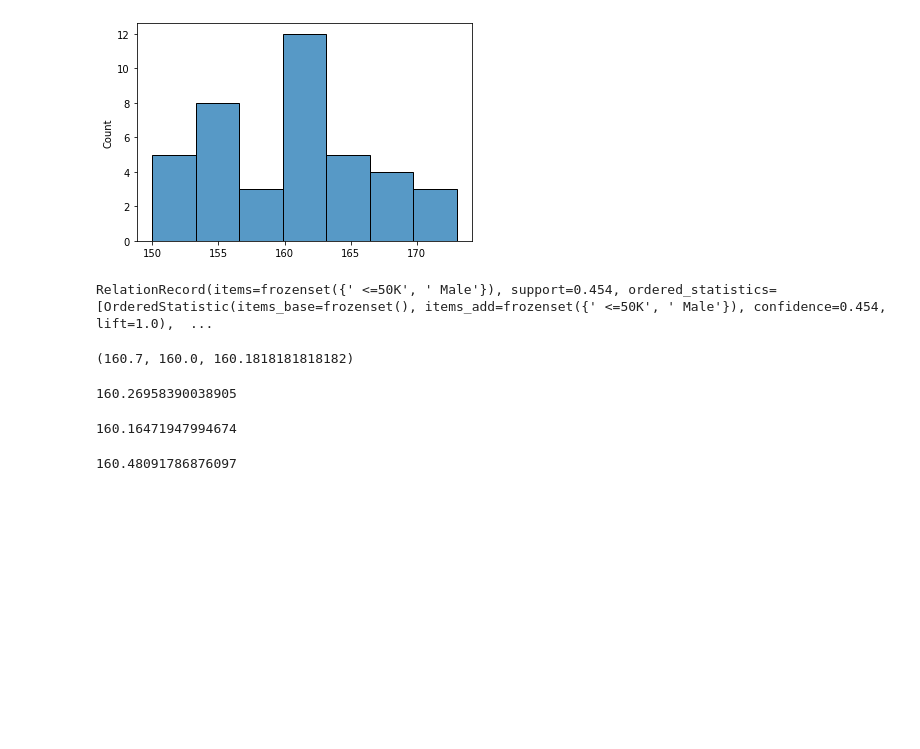
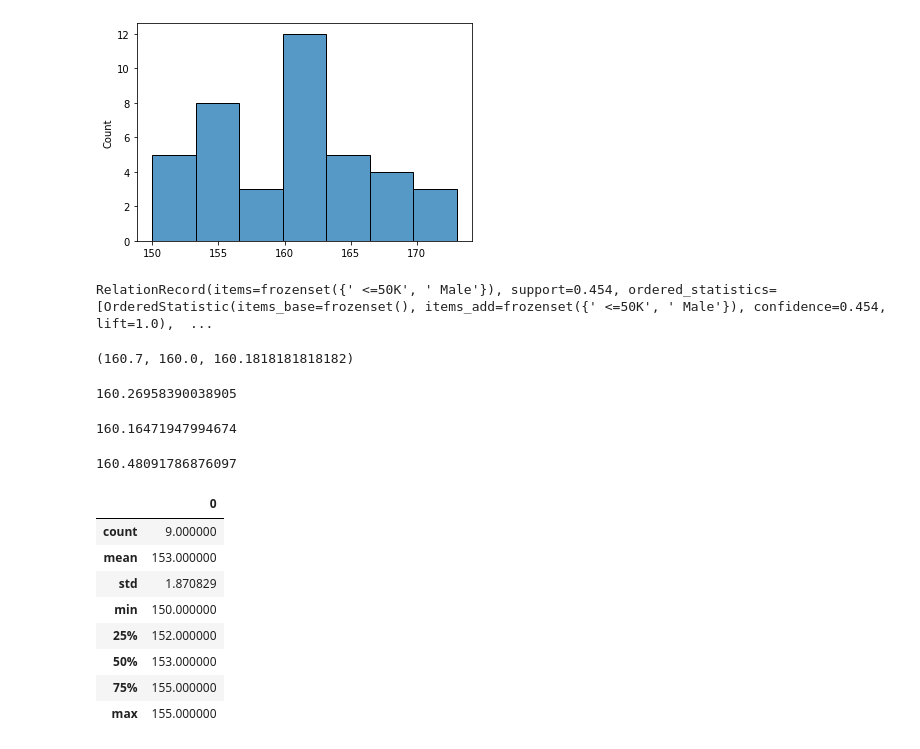
Before and after one commit to AndreyCesarVilacha/Statistic-PY, a Jupyter notebook: Fundamentals.ipynb, the cells around one changed output. Cells and saved outputs as stored; diff of their text form; code cells hidden in the pictures; blank space fills up the shorter version.

Commit message:
Quartis

```diff
--- a/Fundamentals.ipynb
+++ b/Fundamentals.ipynb
@@ -605,3 +605,61 @@ def square_mean(dados):
 square_mean(dataArray)
 # %% [output]
 160.48091786876097
+# %%
+#Quartis
+import pandas as pd
+import numpy as np
+from scipy import stats
+import math
+
+odd_size_data = [150,151,152,152,153,154,155,155,155]
+
+'''
+#Way 1
+
+
+#Q2 = media from array
+np.median(odd_size_data) #153
+#position of median
+position_median = math.floor(len(odd_size_data) / 2) # 4, since arrays in python starting in 0, but actully is 5 the position
+Q2 = position_median
+
+#Q1 left part of the data
+sub_array_lef = odd_size_data[0:position_median]
+Q1 = np.median(sub_array_lef) #151.5
+
+#Q3 right part of the data
+sub_array_right = odd_size_data[position_median + 1:] # [154,155,155,155]
+Q3 = np.median(sub_array_right) #155
+'''
+'''
+#way 2
+Q1 = np.quantile(odd_size_data, 0.25)
+Q2 = np.quantile(odd_size_data, 0.5)
+Q3 = np.quantile(odd_size_data, 0.75)
+
+Q1, Q2, Q3
+'''
+
+'''
+#Way 3
+Q1 = stats.scoreatpercentile(odd_size_data, 25)
+Q2 = stats.scoreatpercentile(odd_size_data, 50)
+Q3 = stats.scoreatpercentile(odd_size_data, 75)
+'''
+
+#Way 4
+dataframe = pd.DataFrame(odd_size_data)
+dataframe.quantile([0.25,0.5,0.75])
+#Can use .describe() too
+dataframe.describe()
+# %% [output]
+|  | 0 |
+| count | 9.000000 |
+| mean | 153.000000 |
+| std | 1.870829 |
+| min | 150.000000 |
+| 25% | 152.000000 |
+| 50% | 153.000000 |
+| 75% | 155.000000 |
+| max | 155.000000 |
```
